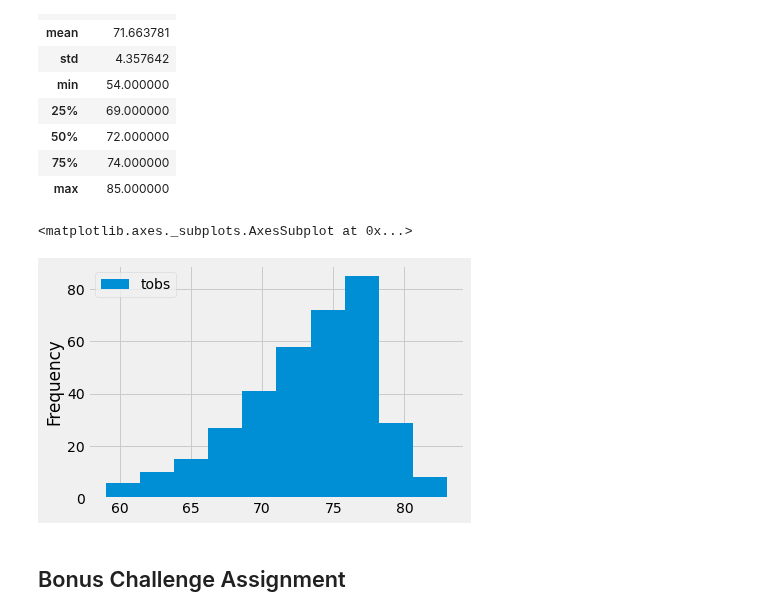
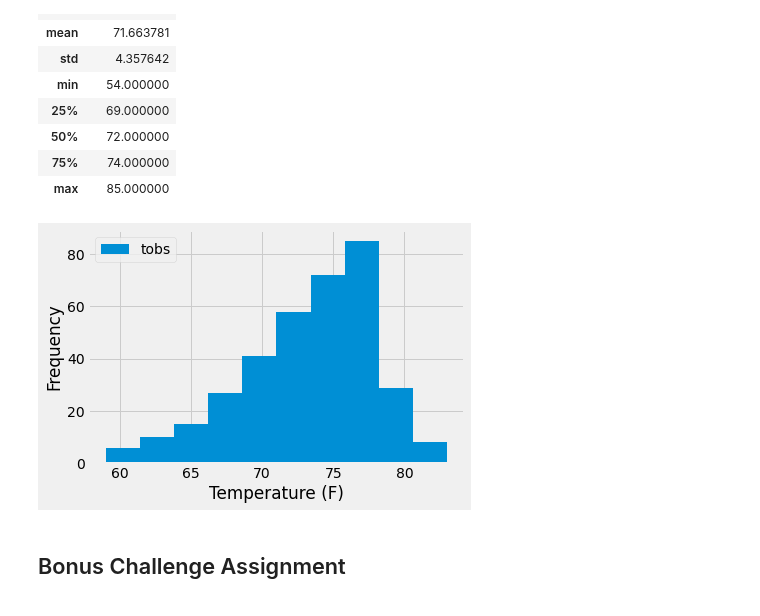
Before and after one commit to shadiaduery/Sqlalchemy-Challege, a Jupyter notebook: climate_starter.ipynb, the cells around one changed output. Drawn from its saved outputs; the diff is of its cells as text; code cells hidden in the pictures.

```diff
--- a/climate_starter.ipynb
+++ b/climate_starter.ipynb
@@ -200,15 +207,17 @@ merge_data_sdt1.describe()
 # %%
 # Choose the station with the highest number of temperature observations.
 # Query the last 12 months of temperature observation data for this station and plot the results as a histogram
 merge_data_sdt = merge_data[['station', 'date','tobs']]
 merge_data_sdt = merge_data_sdt.loc[merge_data_sdt['date']>'2016-08-23']
 merge_data_sdt = merge_data_sdt.set_index('station')
 merge_data_sdt = merge_data_sdt.loc[['USC00519281'],['tobs','date']]
 merge_data_sdt = merge_data_sdt[['date','tobs']]
 merge_data_sdt.plot(kind="hist")
+plt.xlabel("Temperature (F)")
+plt.ylabel("Frequency")
+plt.savefig("Images/past_year_temp_observed.png")
 # %% [output]
-<matplotlib.axes._subplots.AxesSubplot at 0x...>
-[figure, old version]
+[figure, new version]
 # %% [markdown]
 ## Bonus Challenge Assignment
 # %%
```
Also changed, not shown: parts of 4 cells of this notebook, 4 other files.
